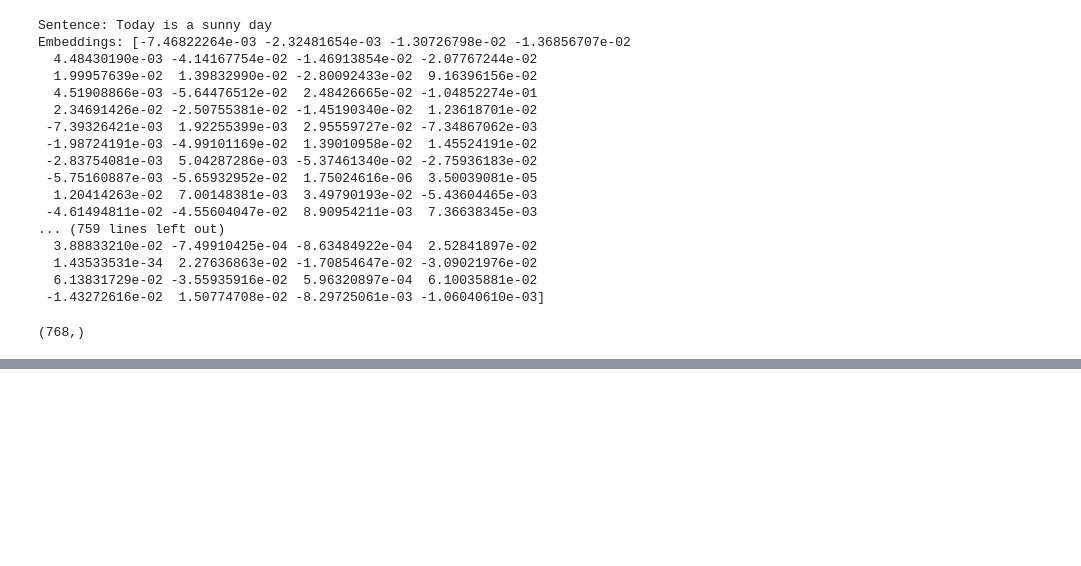
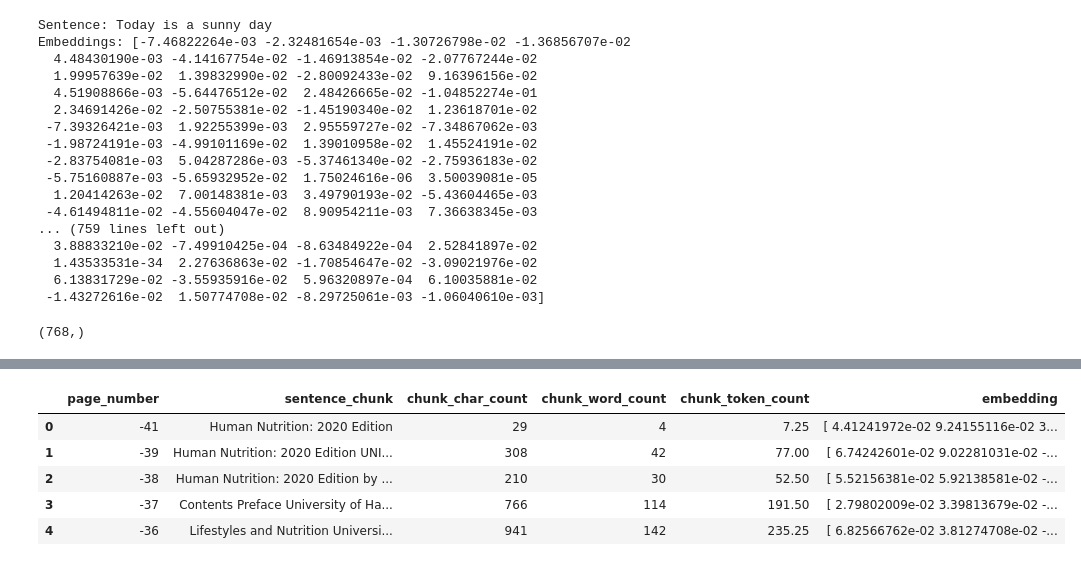
Before and after one commit to GargiBhise/Ayurveda-Insights-A-RAG-Based-System, a Jupyter notebook: Preprocessing.ipynb, the cells around one changed output, grey strips where cells are left out. Cells and saved outputs as stored; diff of their text form; code cells hidden in the pictures; blank space fills up the shorter version.

```diff
--- a/Preprocessing.ipynb
+++ b/Preprocessing.ipynb
@@ -351,0 +380,16 @@ embeddings[0].shape
+# %%
+# Save embeddings to file
+text_chunks_and_embeddings_df = pd.DataFrame(pages_and_chunks)
+embeddings_df_save_path = "text_chunks_and_embeddings_df.csv"
+text_chunks_and_embeddings_df.to_csv(embeddings_df_save_path, index=False)
+# %%
+# Import saved file and view
+text_chunks_and_embedding_df_load = pd.read_csv(embeddings_df_save_path)
+text_chunks_and_embedding_df_load.head()
+# %% [output]
+|  | page_number | sentence_chunk | chunk_char_count | chunk_word_count | chunk_token_count | embedding |
+| 0 | -41 | Human Nutrition: 2020 Edition | 29 | 4 | 7.25 | [ 4.41241972e-02 9.24155116e-02 3... |
+| 1 | -39 | Human Nutrition: 2020 Edition UNI... | 308 | 42 | 77.00 | [ 6.74242601e-02 9.02281031e-02 -... |
+| 2 | -38 | Human Nutrition: 2020 Edition by ... | 210 | 30 | 52.50 | [ 5.52156381e-02 5.92138581e-02 -... |
+| 3 | -37 | Contents Preface University of Ha... | 766 | 114 | 191.50 | [ 2.79802009e-02 3.39813679e-02 -... |
+| 4 | -36 | Lifestyles and Nutrition Universi... | 941 | 142 | 235.25 | [ 6.82566762e-02 3.81274708e-02 -... |
```
Also changed, not shown: parts of 13 cells of this notebook, 1 other file.
